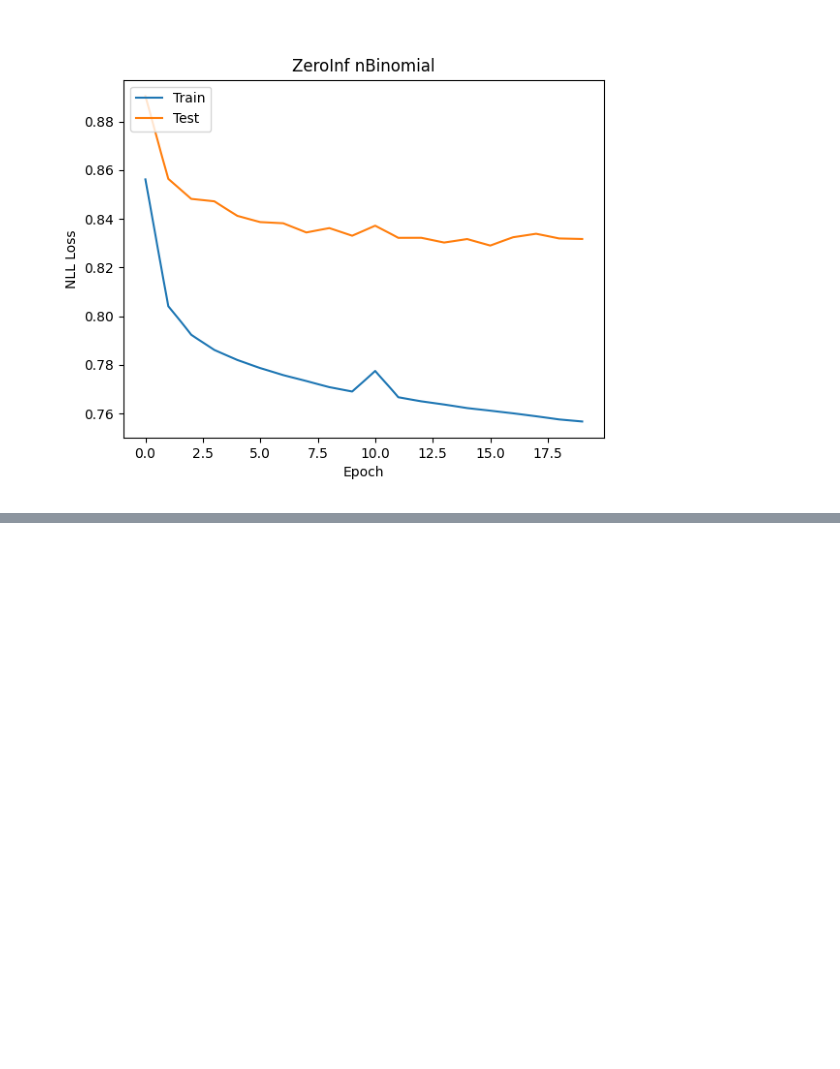
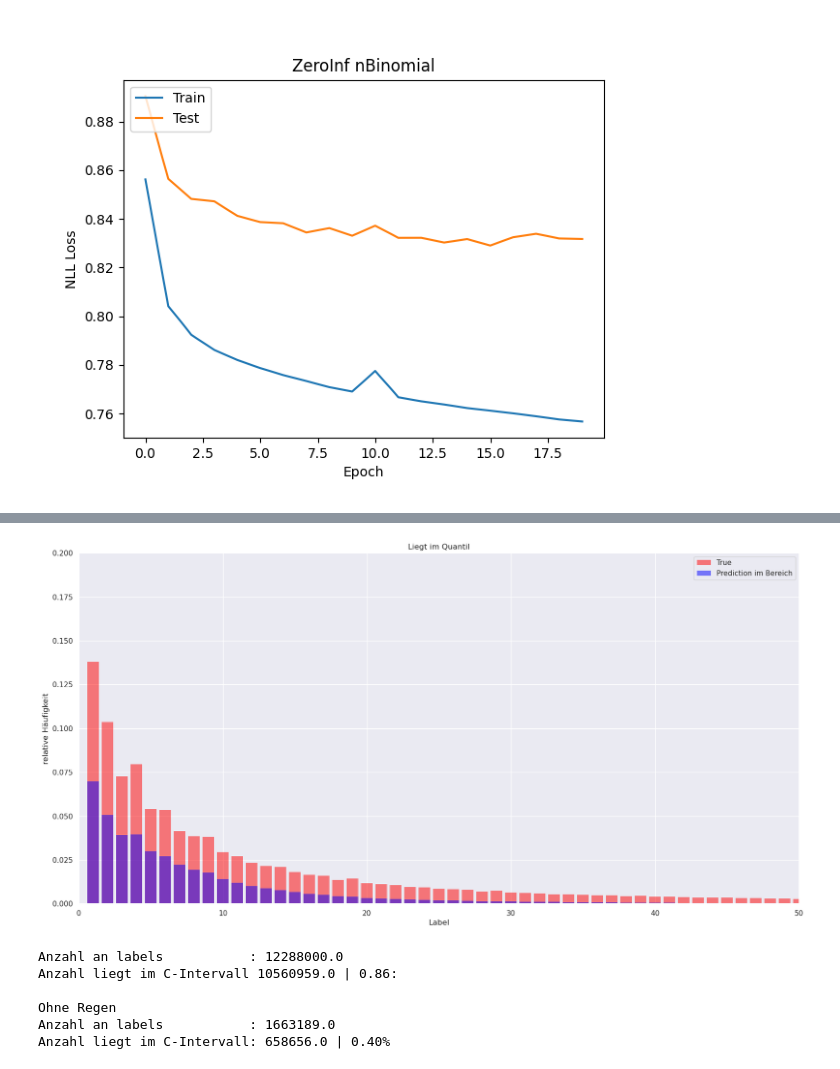
Before and after one commit to sichrist/DeepRain2, a Jupyter notebook: DeepRain_clean/30min_LSTM_conv_znBinomial_eval.ipynb, the cells around one changed output, grey strips where cells are left out. Drawn from its saved outputs; the diff is of its cells as text; code cells hidden in the pictures; blank space fills up the shorter version.

```diff
--- a/DeepRain_clean/30min_LSTM_conv_znBinomial_eval.ipynb
+++ b/DeepRain_clean/30min_LSTM_conv_znBinomial_eval.ipynb
@@ -149,0 +212,41 @@ plotAUC(baseline_dict)
+# %%
+hist,hist_q = histogramm(q,l)
+# %%
+def plotHist(hist,hist_q):
+    import matplotlib.pyplot as plt
+    import numpy as np
+    from matplotlib import colors
+    from matplotlib.ticker import PercentFormatter
+    sns.set(style="darkgrid")
+    plt.figure(figsize=(20, 10),dpi=100)
+
+
+    hist_n = hist / hist[1:50].sum()
+    plt.title('Liegt im Quantil')
+    plt.bar(np.arange(1,51),hist_n[1:51],color="red",alpha=0.5,lw=.1,label="True")
+    plt.ylim([0.0, 0.2])
+    plt.xlim([0, 50])
+    plt.xlabel('Label')
+    plt.ylabel('relative Häufigkeit')
+    #plt.show()
+
+    hist_q_n = hist_q / hist[1:50].sum()
+    plt.bar(np.arange(1,51),hist_q_n[1:51],color="blue",alpha=0.5,lw=.1,label="Prediction im Bereich")
+    plt.ylim([0.0, 0.2])
+    plt.xlim([0, 50])
+    plt.legend(loc="upper right")
+    plt.show()
+
+
+plotHist(hist,hist_q)
+# %% [output]
+[figure, added]
+# %%
+someStats(hist,hist_q)
+# %% [output]
+Anzahl an labels           : 12288000.0
+Anzahl liegt im C-Intervall 10560959.0 | 0.86:
+
+Ohne Regen
+Anzahl an labels           : 1663189.0
+Anzahl liegt im C-Intervall: 658656.0 | 0.40%
```
Also changed, not shown: parts of 7 cells of this notebook, 2 other files.
